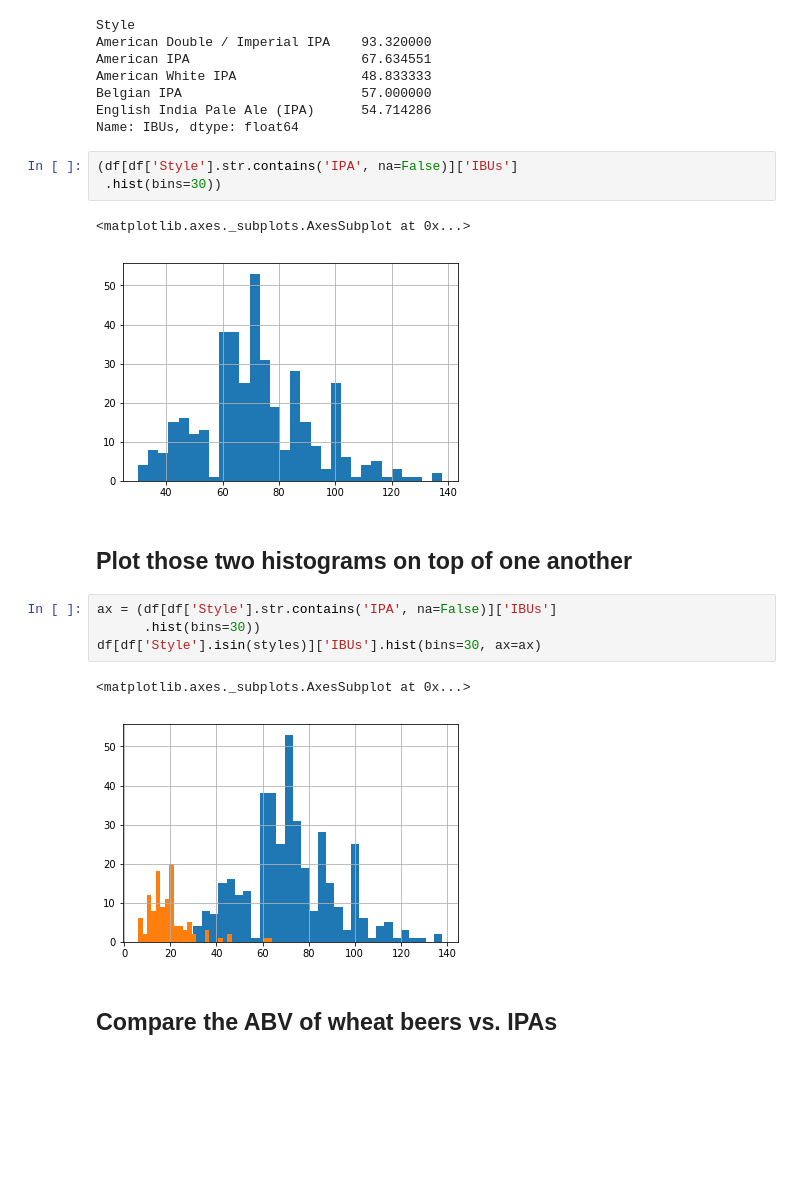
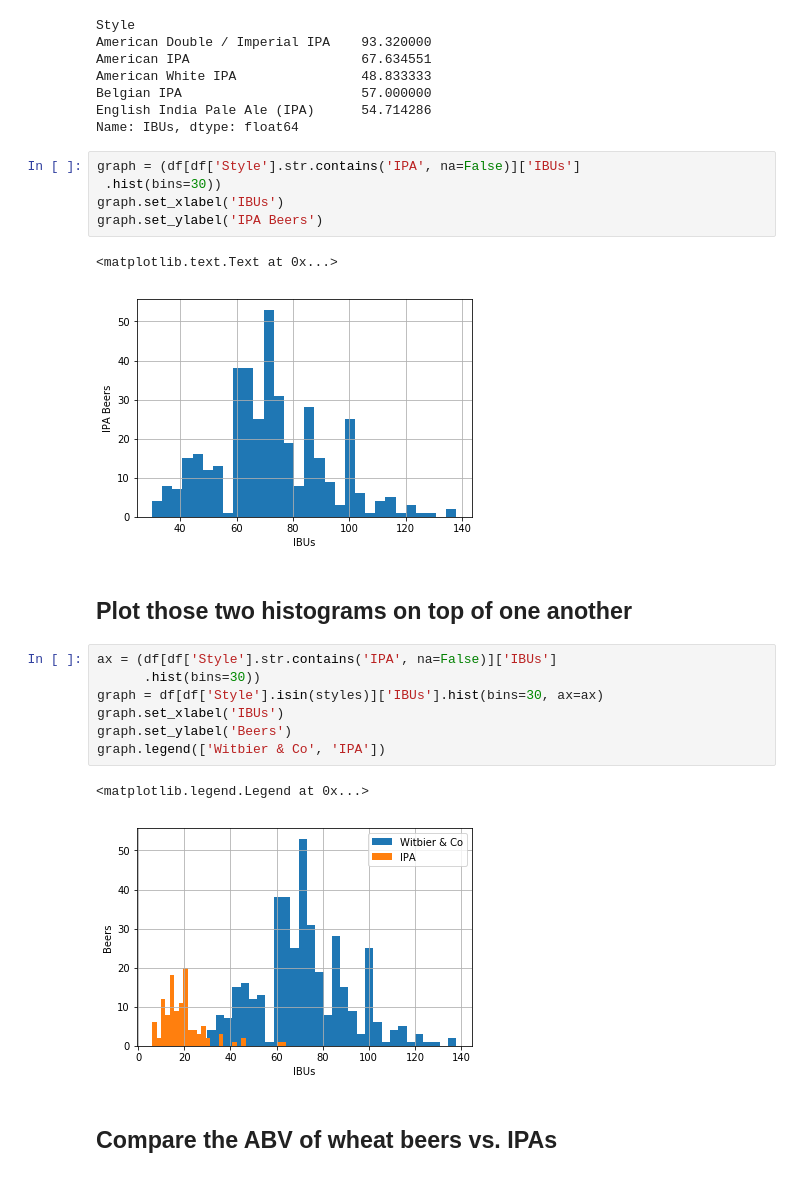
Before and after one commit to mathieulede/foundations, a Jupyter notebook: 06-homework/beer/Dataset ONE - Beer cans.ipynb, the cells around one changed output. Drawn from its saved outputs; the diff is of its cells as text; blank space fills up the shorter version.

```diff
--- a/06-homework/beer/Dataset ONE - Beer cans.ipynb
+++ b/06-homework/beer/Dataset ONE - Beer cans.ipynb
@@ -302,19 +309,24 @@ Belgian IPA                       57.000000
 English India Pale Ale (IPA)      54.714286
 Name: IBUs, dtype: float64
 # %%
-(df[df['Style'].str.contains('IPA', na=False)]['IBUs']
+graph = (df[df['Style'].str.contains('IPA', na=False)]['IBUs']
  .hist(bins=30))
+graph.set_xlabel('IBUs')
+graph.set_ylabel('IPA Beers')
 # %% [output]
-<matplotlib.axes._subplots.AxesSubplot at 0x...>
+<matplotlib.text.Text at 0x...>
-[figure, old version]
+[figure, new version]
 # %% [markdown]
 ## Plot those two histograms on top of one another
 # %%
 ax = (df[df['Style'].str.contains('IPA', na=False)]['IBUs']
       .hist(bins=30))
-df[df['Style'].isin(styles)]['IBUs'].hist(bins=30, ax=ax)
+graph = df[df['Style'].isin(styles)]['IBUs'].hist(bins=30, ax=ax)
+graph.set_xlabel('IBUs')
+graph.set_ylabel('Beers')
+graph.legend(['Witbier & Co', 'IPA'])
 # %% [output]
-<matplotlib.axes._subplots.AxesSubplot at 0x...>
+<matplotlib.legend.Legend at 0x...>
-[figure, old version]
+[figure, new version]
 # %% [markdown]
 ## Compare the ABV of wheat beers vs. IPAs
```
Also changed, not shown: parts of 6 cells of this notebook, 1 other file.
